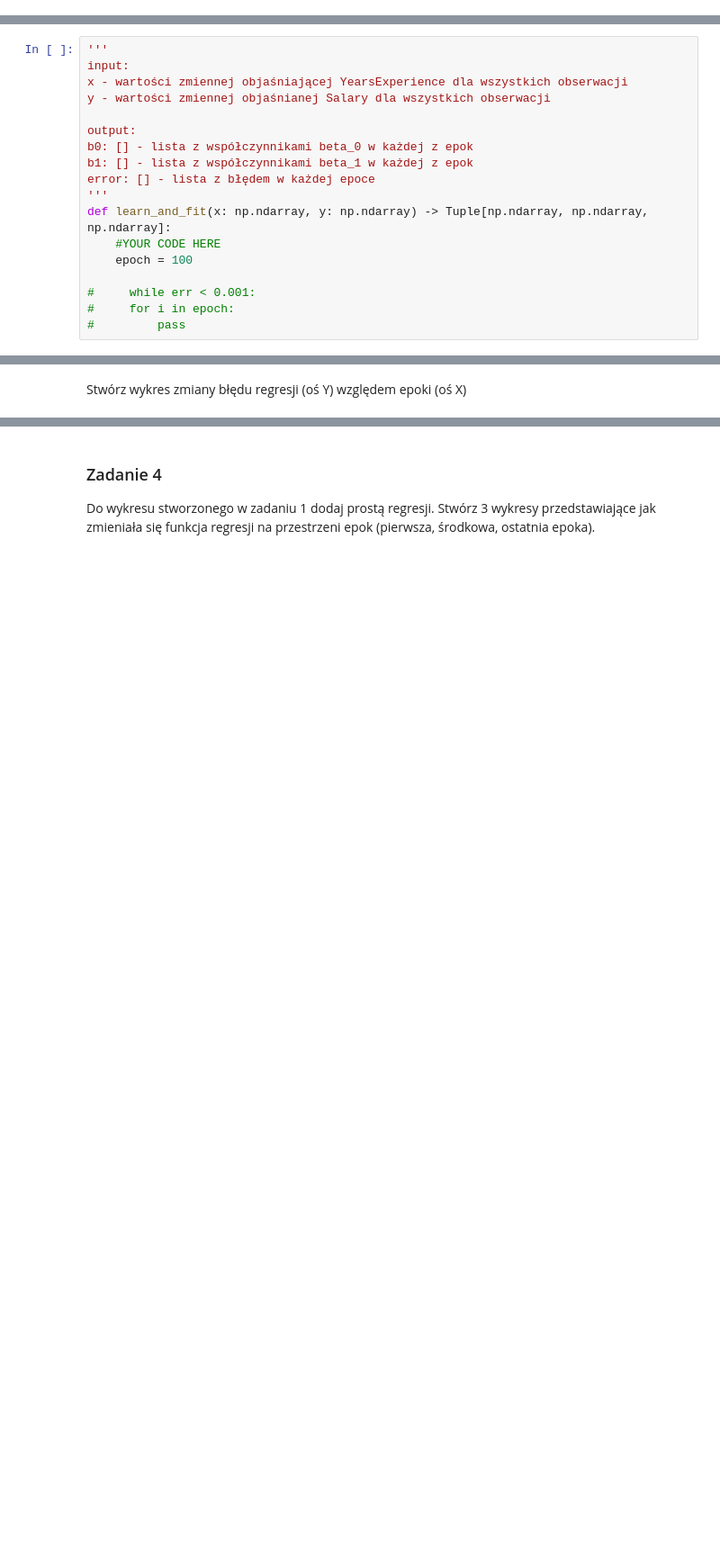
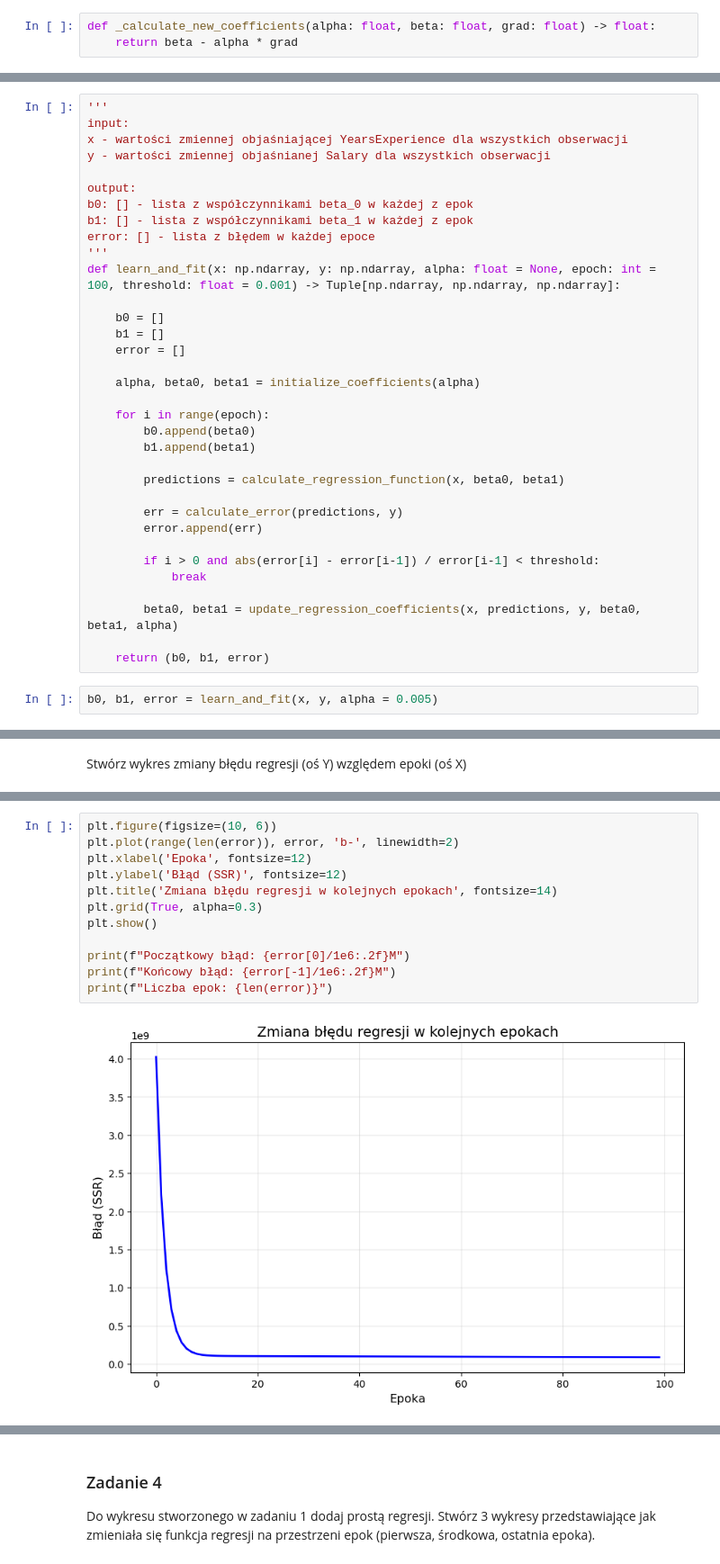
Before and after one commit to kamazur2002/pk_machine_learning, a Jupyter notebook: linear_regression/160803_Kamila_Zur_Linear_regression_simple_P1.ipynb, the cells around one changed output, grey strips where cells are left out. Shown at 90% size. Drawn from its saved outputs; the diff is of its cells as text; blank space fills up the shorter version.

```diff
--- a/linear_regression/160803_Kamila_Zur_Linear_regression_simple_P1.ipynb
+++ b/linear_regression/160803_Kamila_Zur_Linear_regression_simple_P1.ipynb
@@ -183,4 +157,7 @@ Po obliczeniu pochodnych cząstkowych należy obliczyć nowe wartości dla wspó
 \begin{equation}
     \beta_{1} = \beta_{1} - \alpha \frac{\partial SSR}{\partial \beta_{1}}
 \end{equation}
+# %%
+def _calculate_new_coefficients(alpha: float, beta: float, grad: float) -> float:
+    return beta - alpha * grad
 # %%
@@ -207,13 +189,31 @@ b0: [] - lista z współczynnikami beta_0 w każdej z epok
 b1: [] - lista z współczynnikami beta_1 w każdej z epok
 error: [] - lista z błędem w każdej epoce
 '''
-def learn_and_fit(x: np.ndarray, y: np.ndarray) -> Tuple[np.ndarray, np.ndarray, np.ndarray]:
-    #YOUR CODE HERE
-    epoch = 100
+def learn_and_fit(x: np.ndarray, y: np.ndarray, alpha: float = None, epoch: int = 100, threshold: float = 0.001) -> Tuple[np.ndarray, np.ndarray, np.ndarray]:
 
-#     while err < 0.001:
-#     for i in epoch:
-#         pass
+    b0 = []
+    b1 = []
+    error = []
+
+    alpha, beta0, beta1 = initialize_coefficients(alpha)
+
+    for i in range(epoch):
+        b0.append(beta0)
+        b1.append(beta1)
+
+        predictions = calculate_regression_function(x, beta0, beta1)
+
+        err = calculate_error(predictions, y)
+        error.append(err)
+
+        if i > 0 and abs(error[i] - error[i-1]) / error[i-1] < threshold:
+            break
+
+        beta0, beta1 = update_regression_coefficients(x, predictions, y, beta0, beta1, alpha)
+
+    return (b0, b1, error)
+# %%
+b0, b1, error = learn_and_fit(x, y, alpha = 0.005)
 # %% [markdown]
 ### Zadanie 3
 # %% [markdown]
@@ -222,0 +221,14 @@ Stwórz wykres zmiany błędu regresji (oś Y) względem epoki (oś X)
+# %%
+plt.figure(figsize=(10, 6))
+plt.plot(range(len(error)), error, 'b-', linewidth=2)
+plt.xlabel('Epoka', fontsize=12)
+plt.ylabel('Błąd (SSR)', fontsize=12)
+plt.title('Zmiana błędu regresji w kolejnych epokach', fontsize=14)
+plt.grid(True, alpha=0.3)
+plt.show()
+
+print(f"Początkowy błąd: {error[0]/1e6:.2f}M")
+print(f"Końcowy błąd: {error[-1]/1e6:.2f}M")
+print(f"Liczba epok: {len(error)}")
+# %% [output]
+[figure, added]
```
Also changed, not shown: parts of 27 cells of this notebook.
